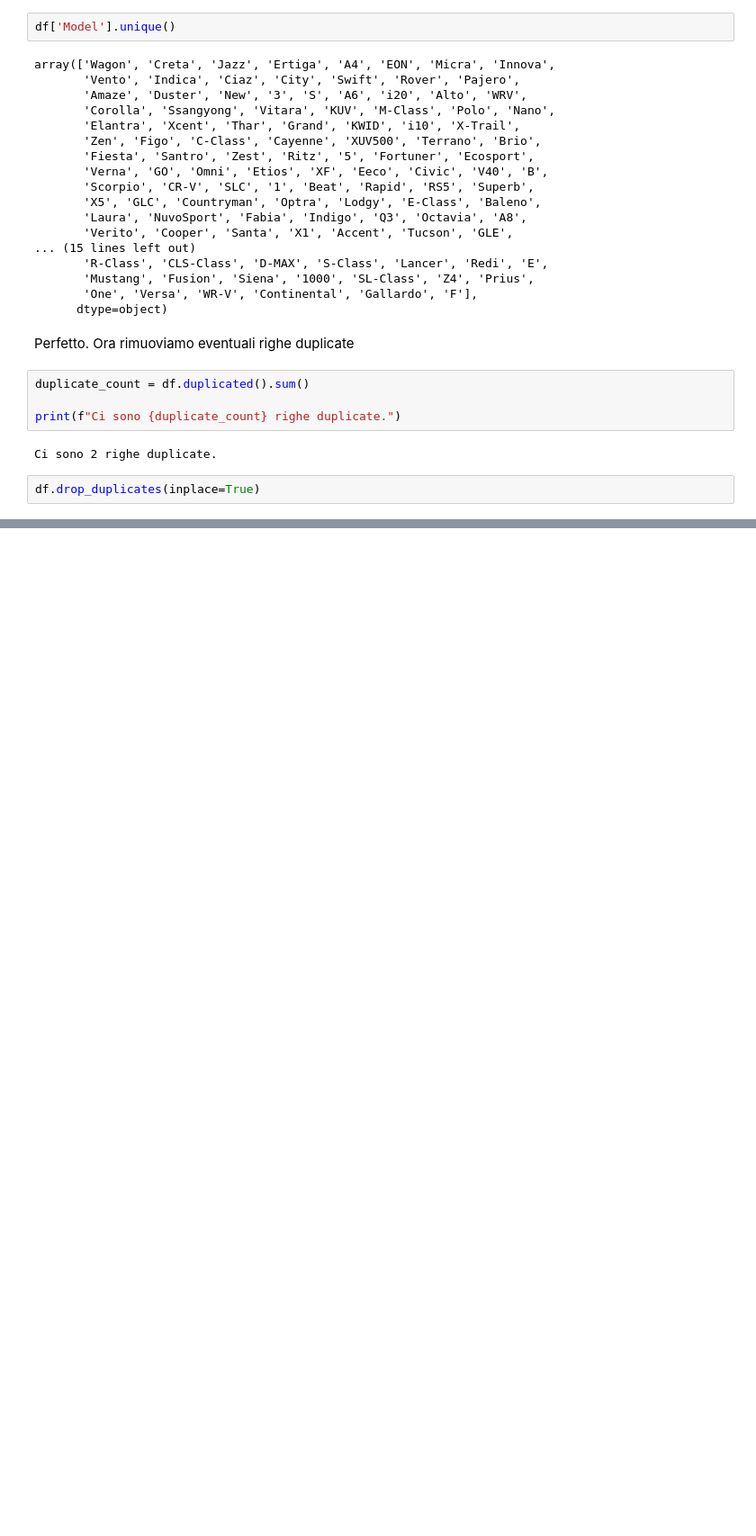
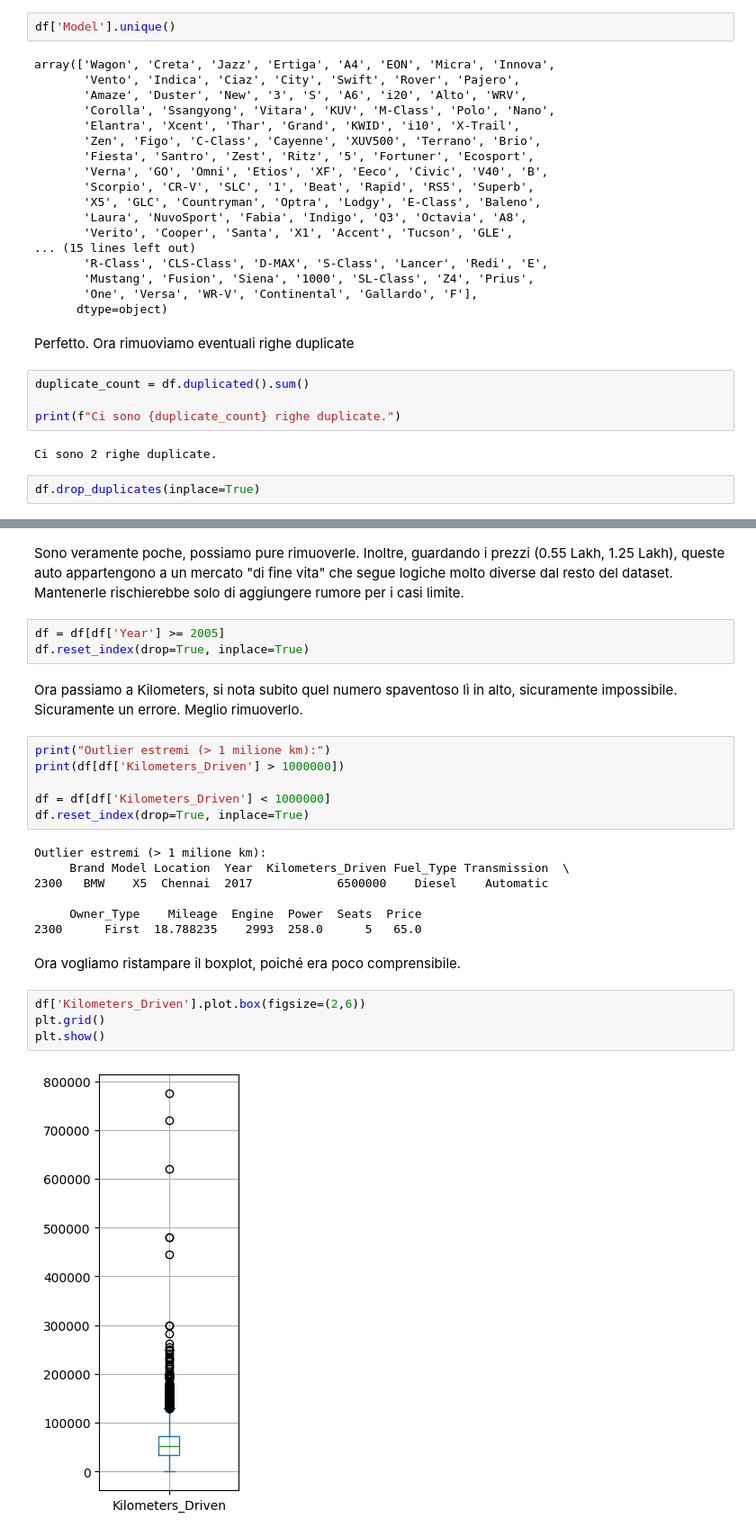
Before and after one commit to fragreco04/progetto-fad-2526, a Jupyter notebook: notebooks/drafts/part-1/edaFil.ipynb, the cells around one changed output, grey strips where cells are left out. Shown at 90% size. Cells and saved outputs as stored; diff of their text form; blank space fills up the shorter version.

```diff
--- a/notebooks/drafts/part-1/edaFil.ipynb
+++ b/notebooks/drafts/part-1/edaFil.ipynb
@@ -392,0 +424,28 @@ Adesso passiamo alla gestione degli outliers.
+# %% [markdown]
+Sono veramente poche, possiamo pure rimuoverle. Inoltre, guardando i prezzi (0.55 Lakh, 1.25 Lakh), queste auto appartengono a un mercato "di fine vita" che segue logiche molto diverse dal resto del dataset. Mantenerle rischierebbe solo di aggiungere rumore per i casi limite.
+# %%
+df = df[df['Year'] >= 2005]
+df.reset_index(drop=True, inplace=True)
+# %% [markdown]
+Ora passiamo a Kilometers, si nota subito quel numero spaventoso lì in alto, sicuramente impossibile. Sicuramente un errore. Meglio rimuoverlo.
+# %%
+print("Outlier estremi (> 1 milione km):")
+print(df[df['Kilometers_Driven'] > 1000000])
+
+df = df[df['Kilometers_Driven'] < 1000000]
+df.reset_index(drop=True, inplace=True)
+# %% [output]
+Outlier estremi (> 1 milione km):
+     Brand Model Location  Year  Kilometers_Driven Fuel_Type Transmission  \
+2300   BMW    X5  Chennai  2017            6500000    Diesel    Automatic
+
+     Owner_Type    Mileage  Engine  Power  Seats  Price
+2300      First  18.788235    2993  258.0      5   65.0
+# %% [markdown]
+Ora vogliamo ristampare il boxplot, poiché era poco comprensibile.
+# %%
+df['Kilometers_Driven'].plot.box(figsize=(2,6))
+plt.grid()
+plt.show()
+# %% [output]
+[figure, added]
```
Also changed, not shown: parts of 20 cells of this notebook, 3 other files.
